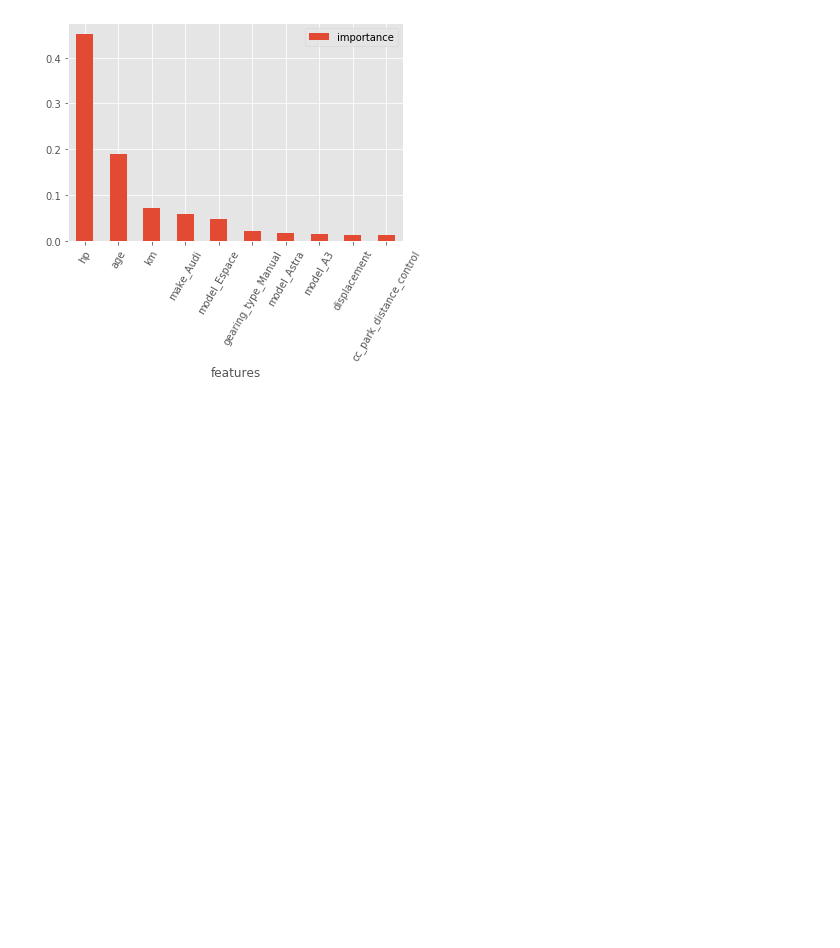
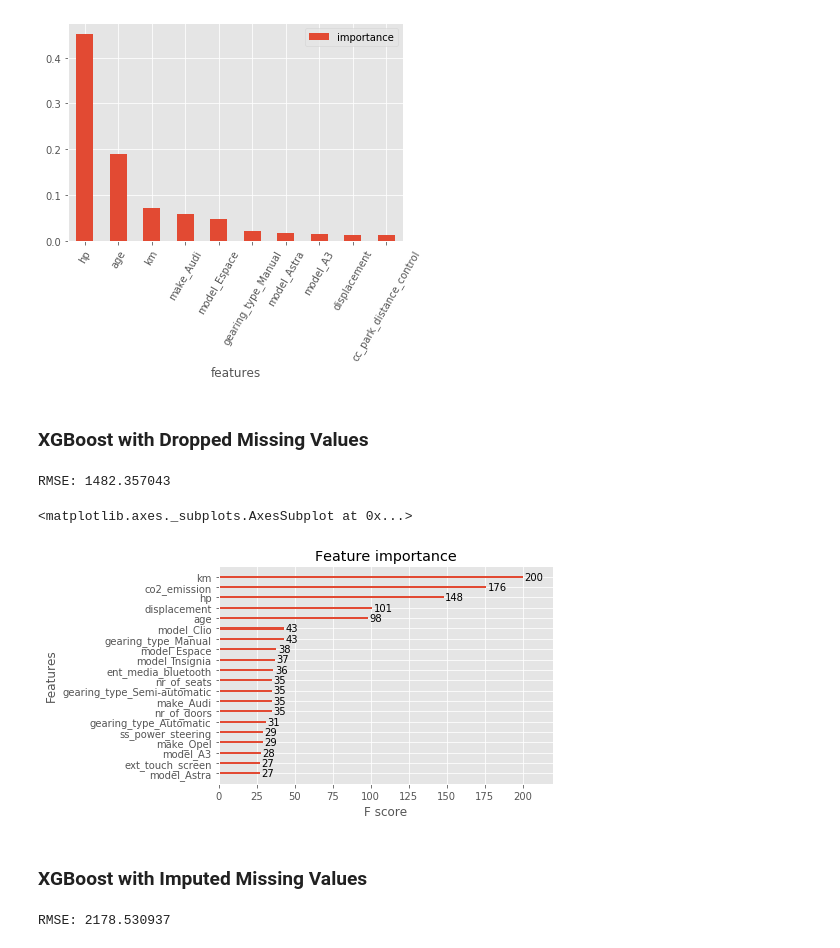
Before and after one commit to kaymal/price-prediction, a Jupyter notebook: trgt/model-final.ipynb, the cells around one changed output. Cells and saved outputs as stored; diff of their text form; code cells hidden in the pictures; blank space fills up the shorter version.

Commit message:
Create a model with XGBoost

```diff
--- a/trgt/model-final.ipynb
+++ b/trgt/model-final.ipynb
@@ -195,3 +212,40 @@ feature_importance.set_index('features')[:10].plot.bar(rot=60)
 # %% [output]
 <matplotlib.axes._subplots.AxesSubplot at 0x...>
 [figure]
+# %% [markdown]
+### XGBoost with Dropped Missing Values
+# %%
+import xgboost as xgb
+
+xg_reg = xgb.XGBRegressor(objective ='reg:linear', colsample_bytree = 0.3, learning_rate = 0.1,
+                max_depth = 5, alpha = 10, n_estimators = 100)
+
+xg_reg.fit(X_train_c, y_train_c)
+
+preds = xg_reg.predict(X_test_c)
+
+rmse = np.sqrt(mean_squared_error(y_test_c, preds))
+print("RMSE: %f" % (rmse))
+# %% [output]
+RMSE: 1482.357043
+# %%
+xgb.plot_importance(xg_reg, max_num_features=20)
+# %% [output]
+<matplotlib.axes._subplots.AxesSubplot at 0x...>
+[figure, added]
+# %% [markdown]
+### XGBoost with Imputed Missing Values
+# %%
+import xgboost as xgb
+
+xg_reg = xgb.XGBRegressor(objective ='reg:linear', colsample_bytree = 0.3, learning_rate = 0.1,
+                max_depth = 5, alpha = 10, n_estimators = 100)
+
+xg_reg.fit(X_train, y_train)
+
+preds = xg_reg.predict(X_test)
+
+rmse = np.sqrt(mean_squared_error(y_test, preds))
+print("RMSE: %f" % (rmse))
+# %% [output]
+RMSE: 2178.530937
```
Also changed, not shown: parts of 9 cells of this notebook.
